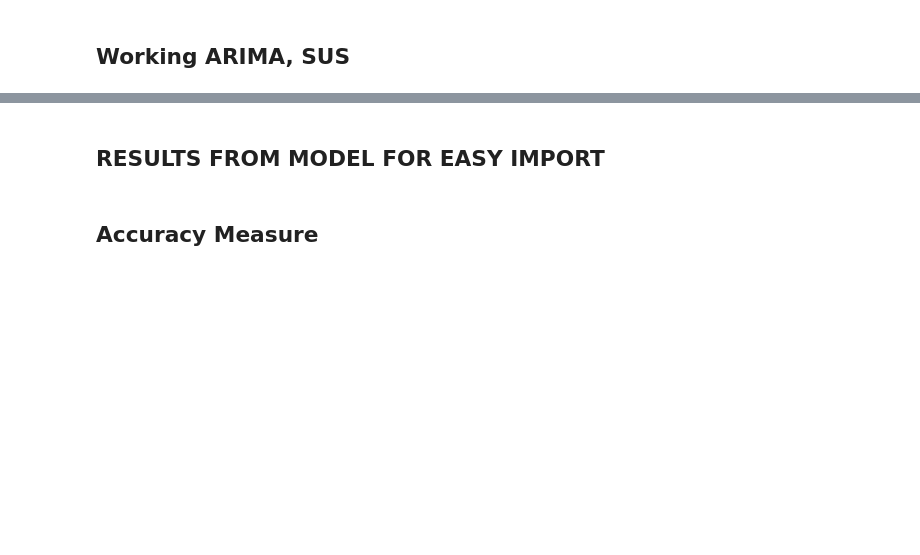
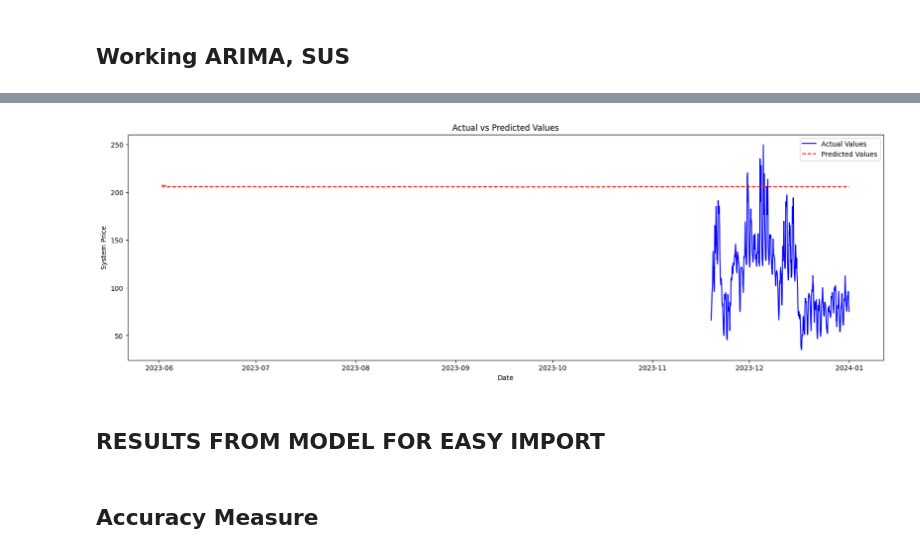
Before and after one commit to evenbakke/MasterThesis-, a Jupyter notebook: ARIMA_Mathias_working.ipynb, the cells around one changed output, grey strips where cells are left out. Drawn from its saved outputs; the diff is of its cells as text; code cells hidden in the pictures; blank space fills up the shorter version.

```diff
--- a/ARIMA_Mathias_working.ipynb
+++ b/ARIMA_Mathias_working.ipynb
@@ -374,3 +392,10 @@ train_size = int(len(filtered_dfArima) * 0.8)
 train, test = filtered_dfArima[0:train_size], filtered_dfArima[train_size:len(filtered_dfArima)]
 # %% [markdown]
 ## Working ARIMA, SUS
+# %%
+df = pd.read_excel("System_combined.xlsx")
+df.set_index("DateTime", inplace=True)
+df.sort_index(ascending=True)
+df = df.drop("Unnamed: 0", axis = 1)
+df['systemPrice'].interpolate(method='time', inplace=True)
+df.isna().sum()
@@ -376,0 +407,3 @@ train, test = filtered_dfArima[0:train_size], filtered_dfArima[train_size:len(fi
+# %%
+df["systemPrice"] = df["systemPrice"] + 35
+df["systemPrice"] = np.log(df["systemPrice"])
@@ -410,52 +469,24 @@ predictions_series = pd.Series(predictions, index=test.index)
 # %%
 import matplotlib.pyplot as plt
 
 # Assuming your actual values are in the `test` DataFrame under the 'systemPrice' column
-actual_values = test['systemPrice']
+actual_values = test["systemPrice"] + 35
+actual_values = np.exp(test["systemPrice"])
 
 # Ensure that the index of actual values and predictions aligns for correct plotting
-assert actual_values.index.equals(predictions_series.index)
+#assert actual_values.index.equals(predictions_series.index)
 
 # Plotting
 plt.figure(figsize=(20, 6))  # Set the figure size for better readability
 plt.plot(actual_values, color='blue', label='Actual Values')  # Plot actual values in blue
 plt.plot(predictions_series, color='red', linestyle='--', label='Predicted Values')  # Plot predicted values in red with dashed lines
 plt.title('Actual vs Predicted Values')
 plt.xlabel('Date')
 plt.ylabel('System Price')
 plt.legend()
 plt.show()
-
-
-#df["2020-01-01":"2023-12-31"]
-
-plt.figure(figsize=(20, 6))  # Set the figure size for better readability
-plt.plot(actual_values["2023-01-01":"2023-12-31"], color='blue', label='Actual Values')  # Plot actual values in blue
-plt.plot(predictions_series["2023-01-01":"2023-12-31"], color='red', linestyle='--', label='Predicted Values')  # Plot predicted values in red with dashed lines
-plt.title('Actual vs Predicted Values 2023')
-plt.xlabel('Date')
-plt.ylabel('System Price')
-plt.legend()
-plt.show()
-
-
-plt.figure(figsize=(20, 6))  # Set the figure size for better readability
-plt.plot(actual_values["2022-04-01":"2022-05-01"], color='blue', label='Actual Values')  # Plot actual values in blue
-plt.plot(predictions_series["2022-04-01":"2022-05-01"], color='red', linestyle='--', label='Predicted Values')  # Plot predicted values in red with dashed lines
-plt.title('Actual vs Predicted Values')
-plt.xlabel('Date')
-plt.ylabel('System Price')
-plt.legend()
-plt.show()
-
-plt.figure(figsize=(20, 6))  # Set the figure size for better readability
-plt.plot(actual_values["2023-12-01":"2023-12-31"], color='blue', label='Actual Values')  # Plot actual values in blue
-plt.plot(predictions_series["2023-12-01":"2023-12-31"], color='red', linestyle='--', label='Predicted Values')  # Plot predicted values in red with dashed lines
-plt.title('Actual vs Predicted Values')
-plt.xlabel('Date')
-plt.ylabel('System Price')
-plt.legend()
-plt.show()
+# %% [output]
+[figure, added]
 # %% [markdown]
 ## RESULTS FROM MODEL FOR EASY IMPORT
 # %%
```
Also changed, not shown: parts of 12 cells of this notebook, 1 other file.
